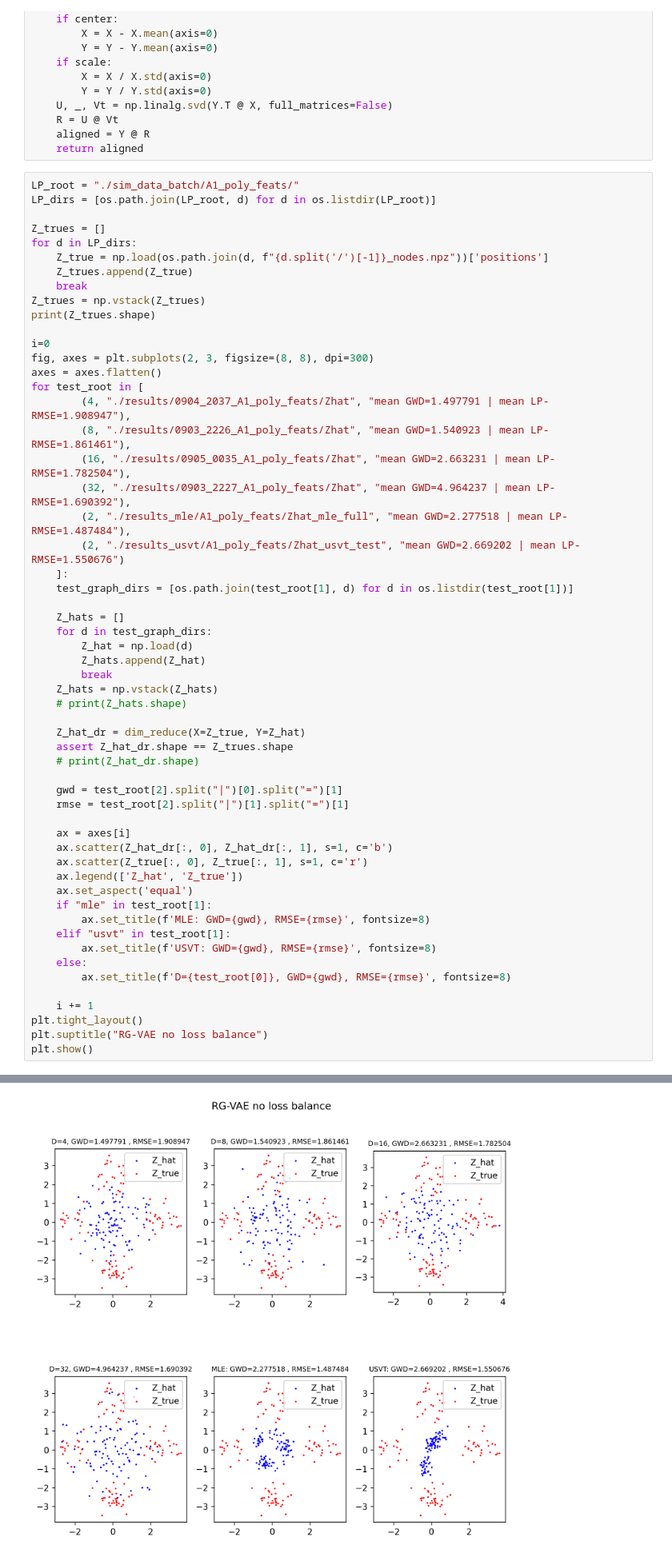
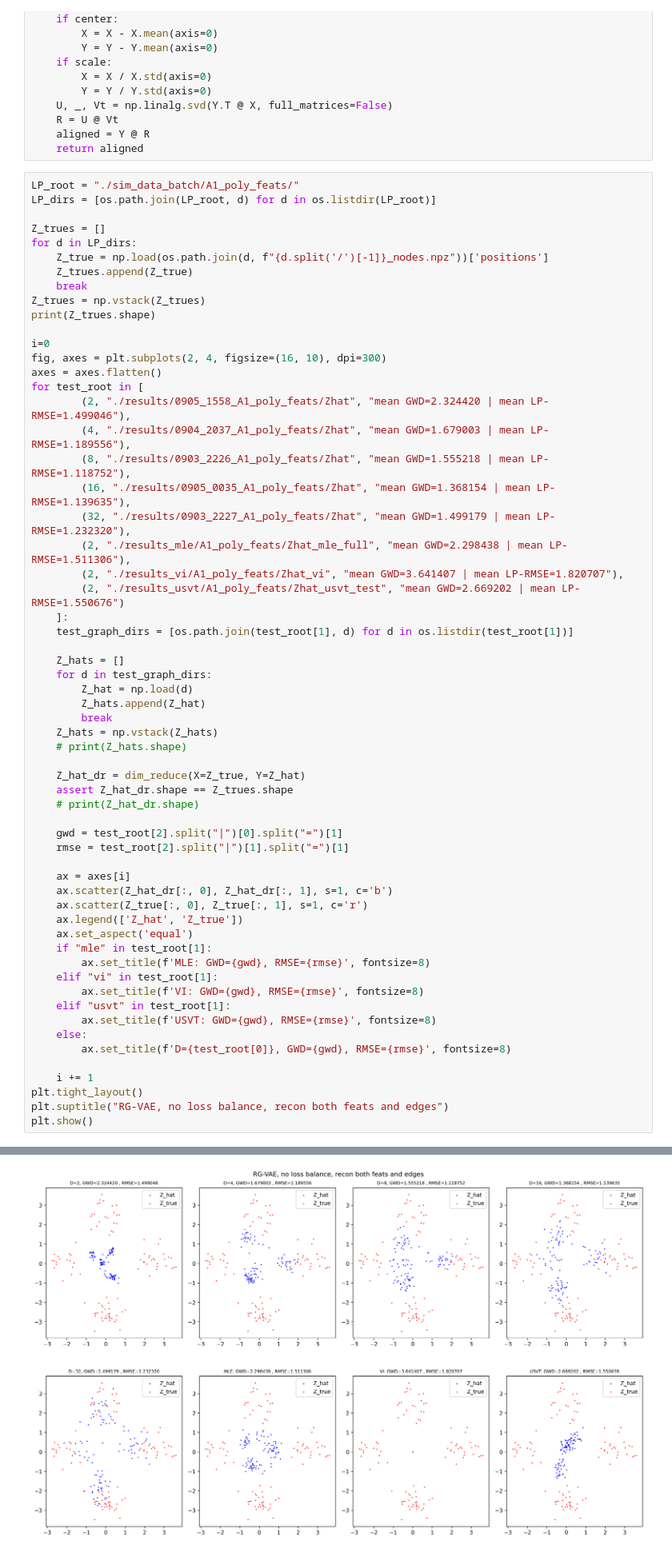
Before and after one commit to ZhangWan-byte/lpm, a Jupyter notebook: exp1_demo.ipynb, the cells around one changed output, grey strips where cells are left out. Shown at 80% size. Drawn from its saved outputs; the diff is of its cells as text.

Commit message:
exp1_demo result viz, exp1_vi version1

```diff
--- a/exp1_demo.ipynb
+++ b/exp1_demo.ipynb
@@ -28,14 +28,16 @@ Z_trues = np.vstack(Z_trues)
 print(Z_trues.shape)
 
 i=0
-fig, axes = plt.subplots(2, 3, figsize=(8, 8), dpi=300)
+fig, axes = plt.subplots(2, 4, figsize=(16, 10), dpi=300)
 axes = axes.flatten()
 for test_root in [
-        (4, "./results/0904_2037_A1_poly_feats/Zhat", "mean GWD=1.497791 | mean LP-RMSE=1.908947"),
-        (8, "./results/0903_2226_A1_poly_feats/Zhat", "mean GWD=1.540923 | mean LP-RMSE=1.861461"),
-        (16, "./results/0905_0035_A1_poly_feats/Zhat", "mean GWD=2.663231 | mean LP-RMSE=1.782504"),
-        (32, "./results/0903_2227_A1_poly_feats/Zhat", "mean GWD=4.964237 | mean LP-RMSE=1.690392"),
-        (2, "./results_mle/A1_poly_feats/Zhat_mle_full", "mean GWD=2.277518 | mean LP-RMSE=1.487484"),
+        (2, "./results/0905_1558_A1_poly_feats/Zhat", "mean GWD=2.324420 | mean LP-RMSE=1.499046"),
+        (4, "./results/0904_2037_A1_poly_feats/Zhat", "mean GWD=1.679003 | mean LP-RMSE=1.189556"),
+        (8, "./results/0903_2226_A1_poly_feats/Zhat", "mean GWD=1.555218 | mean LP-RMSE=1.118752"),
+        (16, "./results/0905_0035_A1_poly_feats/Zhat", "mean GWD=1.368154 | mean LP-RMSE=1.139635"),
+        (32, "./results/0903_2227_A1_poly_feats/Zhat", "mean GWD=1.499179 | mean LP-RMSE=1.232320"),
+        (2, "./results_mle/A1_poly_feats/Zhat_mle_full", "mean GWD=2.298438 | mean LP-RMSE=1.511306"),
+        (2, "./results_vi/A1_poly_feats/Zhat_vi", "mean GWD=3.641407 | mean LP-RMSE=1.820707"),
         (2, "./results_usvt/A1_poly_feats/Zhat_usvt_test", "mean GWD=2.669202 | mean LP-RMSE=1.550676")
     ]:
     test_graph_dirs = [os.path.join(test_root[1], d) for d in os.listdir(test_root[1])]
@@ -45,35 +47,37 @@ for test_root in [
         Z_hat = np.load(d)
         Z_hats.append(Z_hat)
         break
     Z_hats = np.vstack(Z_hats)
     # print(Z_hats.shape)
 
     Z_hat_dr = dim_reduce(X=Z_true, Y=Z_hat)
     assert Z_hat_dr.shape == Z_trues.shape
     # print(Z_hat_dr.shape)
 
     gwd = test_root[2].split("|")[0].split("=")[1]
     rmse = test_root[2].split("|")[1].split("=")[1]
 
     ax = axes[i]
     ax.scatter(Z_hat_dr[:, 0], Z_hat_dr[:, 1], s=1, c='b')
     ax.scatter(Z_true[:, 0], Z_true[:, 1], s=1, c='r')
     ax.legend(['Z_hat', 'Z_true'])
     ax.set_aspect('equal')
     if "mle" in test_root[1]:
         ax.set_title(f'MLE: GWD={gwd}, RMSE={rmse}', fontsize=8)
+    elif "vi" in test_root[1]:
+        ax.set_title(f'VI: GWD={gwd}, RMSE={rmse}', fontsize=8)
     elif "usvt" in test_root[1]:
         ax.set_title(f'USVT: GWD={gwd}, RMSE={rmse}', fontsize=8)
     else:
         ax.set_title(f'D={test_root[0]}, GWD={gwd}, RMSE={rmse}', fontsize=8)
 
     i += 1
 plt.tight_layout()
-plt.suptitle("RG-VAE no loss balance")
+plt.suptitle("RG-VAE, no loss balance, recon both feats and edges")
 plt.show()
 # %% [output]
 (100, 2)
-[figure, old version]
+[figure, new version]
 # %%
 LP_root = "./sim_data_batch/A1_poly_feats/"
 LP_dirs = [os.path.join(LP_root, d) for d in os.listdir(LP_root)]
```
Also changed, not shown: parts of 1 cell of this notebook, 8 other files.
